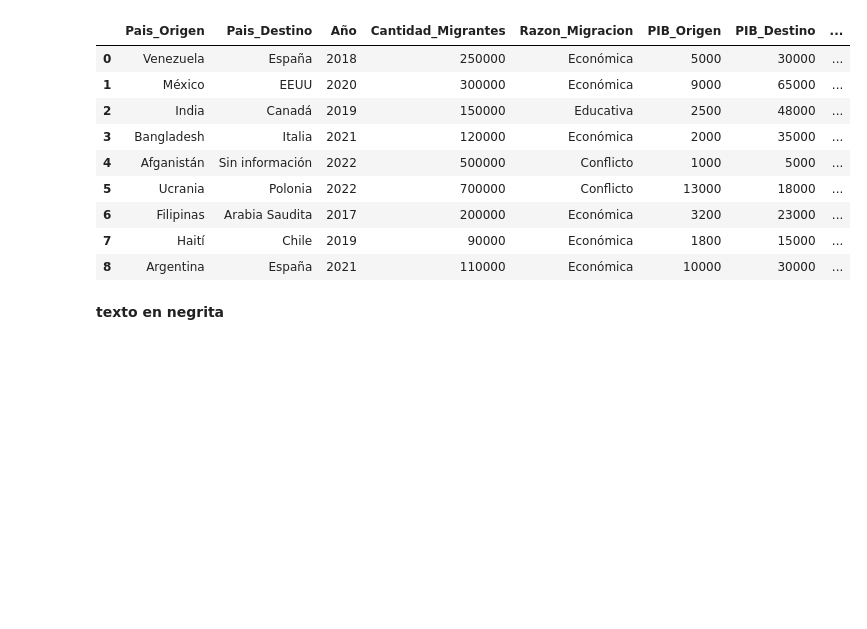
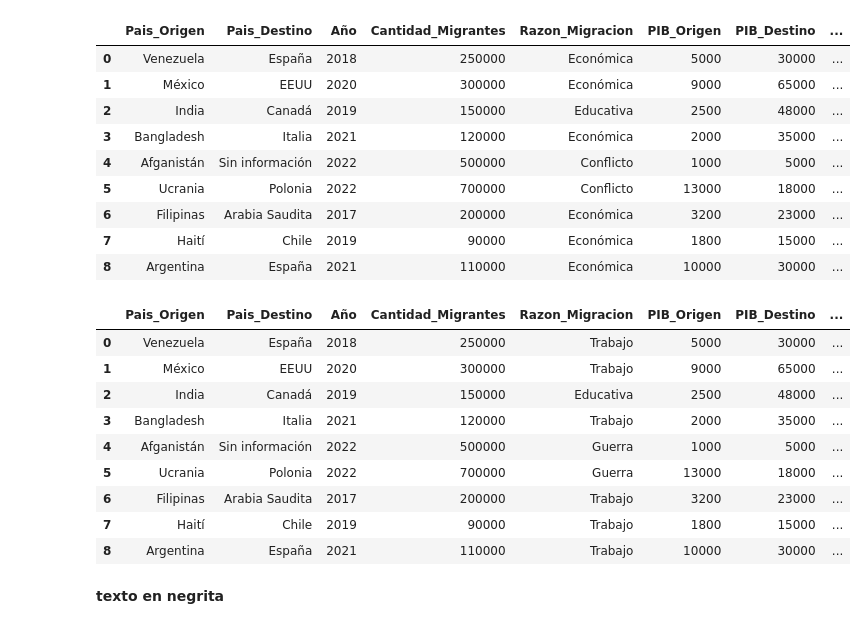
Before and after one commit to AenimaLabs/CienciaDatos0067, a Jupyter notebook: Evaluacion_Final_M3.ipynb, the cells around one changed output. Saved outputs shown, nothing was run; the diff lists cells and outputs as text; code cells hidden in the pictures; blank space fills up the shorter version.

```diff
--- a/Evaluacion_Final_M3.ipynb
+++ b/Evaluacion_Final_M3.ipynb
@@ -343,5 +343,27 @@ migracion_limpia
 | 6 | Filipinas | Arabia Saudita | 2017 | 200000 | Económica | 3200 | 23000 | ... |
 | 7 | Haití | Chile | 2019 | 90000 | Económica | 1800 | 15000 | ... |
 | 8 | Argentina | España | 2021 | 110000 | Económica | 10000 | 30000 | ... |
+# %%
+# Reemplazar valores en 'Razon_Migracion'
+mapeo = {
+    'Económica': 'Trabajo',
+    'Conflicto': 'Guerra',
+    'Educación': 'Estudios',
+    'Familia': 'Reunificación familiar',
+    'Otra': 'Otras razones'
+}
+migracion_limpia['Razon_Migracion'] = migracion_limpia['Razon_Migracion'].replace(mapeo)
+migracion_limpia
+# %% [output]
+|  | Pais_Origen | Pais_Destino | Año | Cantidad_Migrantes | Razon_Migracion | PIB_Origen | PIB_Destino | ... |
+| 0 | Venezuela | España | 2018 | 250000 | Trabajo | 5000 | 30000 | ... |
+| 1 | México | EEUU | 2020 | 300000 | Trabajo | 9000 | 65000 | ... |
+| 2 | India | Canadá | 2019 | 150000 | Educativa | 2500 | 48000 | ... |
+| 3 | Bangladesh | Italia | 2021 | 120000 | Trabajo | 2000 | 35000 | ... |
+| 4 | Afganistán | Sin información | 2022 | 500000 | Guerra | 1000 | 5000 | ... |
+| 5 | Ucrania | Polonia | 2022 | 700000 | Guerra | 13000 | 18000 | ... |
+| 6 | Filipinas | Arabia Saudita | 2017 | 200000 | Trabajo | 3200 | 23000 | ... |
+| 7 | Haití | Chile | 2019 | 90000 | Trabajo | 1800 | 15000 | ... |
+| 8 | Argentina | España | 2021 | 110000 | Trabajo | 10000 | 30000 | ... |
 # %% [markdown]
 **texto en negrita**
```
